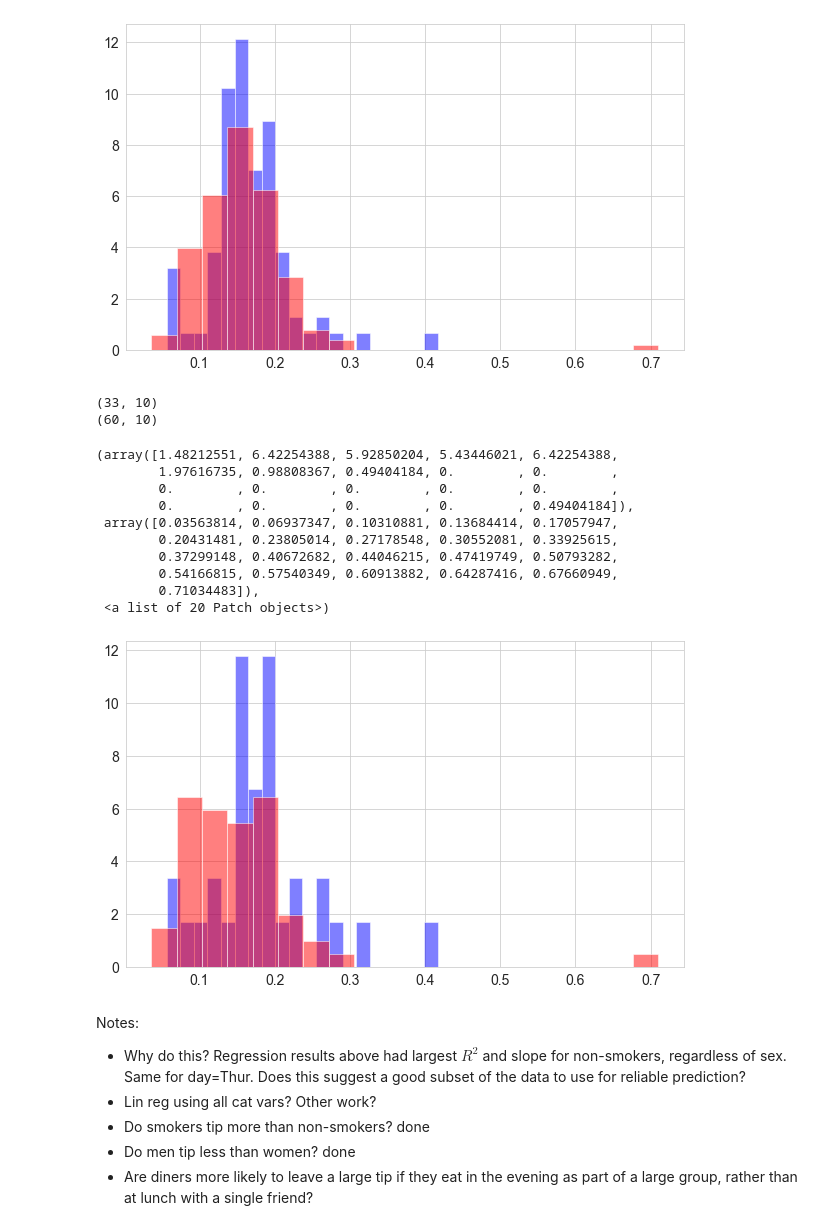
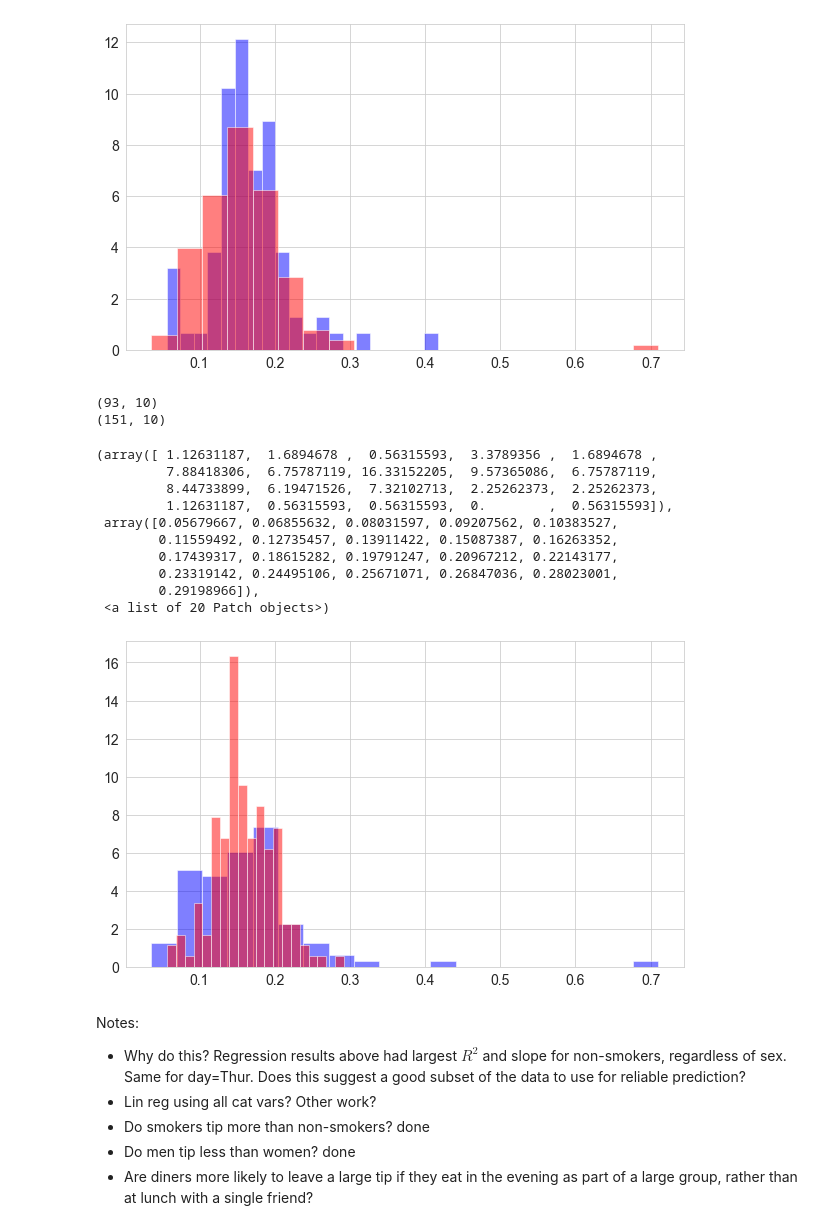
Before and after one commit to elizabethdaly/data-analysis-project, a Jupyter notebook: tips-data-analysis.ipynb, the cells around one changed output. Saved outputs shown, nothing was run; the diff lists cells and outputs as text; code cells hidden in the pictures.

```diff
--- a/tips-data-analysis.ipynb
+++ b/tips-data-analysis.ipynb
@@ -987,25 +1044,25 @@ plt.hist(df.loc[(df['sex'] == 'Male')]['ftip'], 20, density=True, facecolor='r',
  <a list of 20 Patch objects>)
 [figure]
 # %%
-print(df.loc[(df['sex'] == 'Female') & (df['smoker'] == 'Yes')].shape)
-print(df.loc[(df['sex'] == 'Male') & (df['smoker'] == 'Yes')].shape)
+print(df.loc[(df['smoker'] == 'Yes')].shape)
+print(df.loc[(df['smoker'] == 'No')].shape)
 
-plt.hist(df.loc[(df['sex'] == 'Female') & (df['smoker'] == 'Yes')]['ftip'], 20, density=True, facecolor='b', alpha=0.5)
-plt.hist(df.loc[(df['sex'] == 'Male') & (df['smoker'] == 'Yes')]['ftip'], 20, density=True, facecolor='r', alpha=0.5)
+plt.hist(df.loc[(df['smoker'] == 'Yes')]['ftip'], 20, density=True, facecolor='b', alpha=0.5)
+plt.hist(df.loc[(df['smoker'] == 'No')]['ftip'], 20, density=True, facecolor='r', alpha=0.5)
 # %% [output]
-(33, 10)
-(60, 10)
+(93, 10)
+(151, 10)
-(array([1.48212551, 6.42254388, 5.92850204, 5.43446021, 6.42254388,
-        1.97616735, 0.98808367, 0.49404184, 0.        , 0.        ,
-        0.        , 0.        , 0.        , 0.        , 0.        ,
-        0.        , 0.        , 0.        , 0.        , 0.49404184]),
- array([0.03563814, 0.06937347, 0.10310881, 0.13684414, 0.17057947,
-        0.20431481, 0.23805014, 0.27178548, 0.30552081, 0.33925615,
-        0.37299148, 0.40672682, 0.44046215, 0.47419749, 0.50793282,
-        0.54166815, 0.57540349, 0.60913882, 0.64287416, 0.67660949,
-        0.71034483]),
+(array([ 1.12631187,  1.6894678 ,  0.56315593,  3.3789356 ,  1.6894678 ,
+         7.88418306,  6.75787119, 16.33152205,  9.57365086,  6.75787119,
+         8.44733899,  6.19471526,  7.32102713,  2.25262373,  2.25262373,
+         1.12631187,  0.56315593,  0.56315593,  0.        ,  0.56315593]),
+ array([0.05679667, 0.06855632, 0.08031597, 0.09207562, 0.10383527,
+        0.11559492, 0.12735457, 0.13911422, 0.15087387, 0.16263352,
+        0.17439317, 0.18615282, 0.19791247, 0.20967212, 0.22143177,
+        0.23319142, 0.24495106, 0.25671071, 0.26847036, 0.28023001,
+        0.29198966]),
  <a list of 20 Patch objects>)
-[figure, old version]
+[figure, new version]
 # %% [markdown]
 Notes:
 - Why do this? Regression results above had largest $R^2$ and slope for non-smokers, regardless of sex. Same for day=Thur. Does this suggest a good subset of the data to use for reliable prediction?
```
Also changed, not shown: parts of 31 cells of this notebook, 1 other file.
